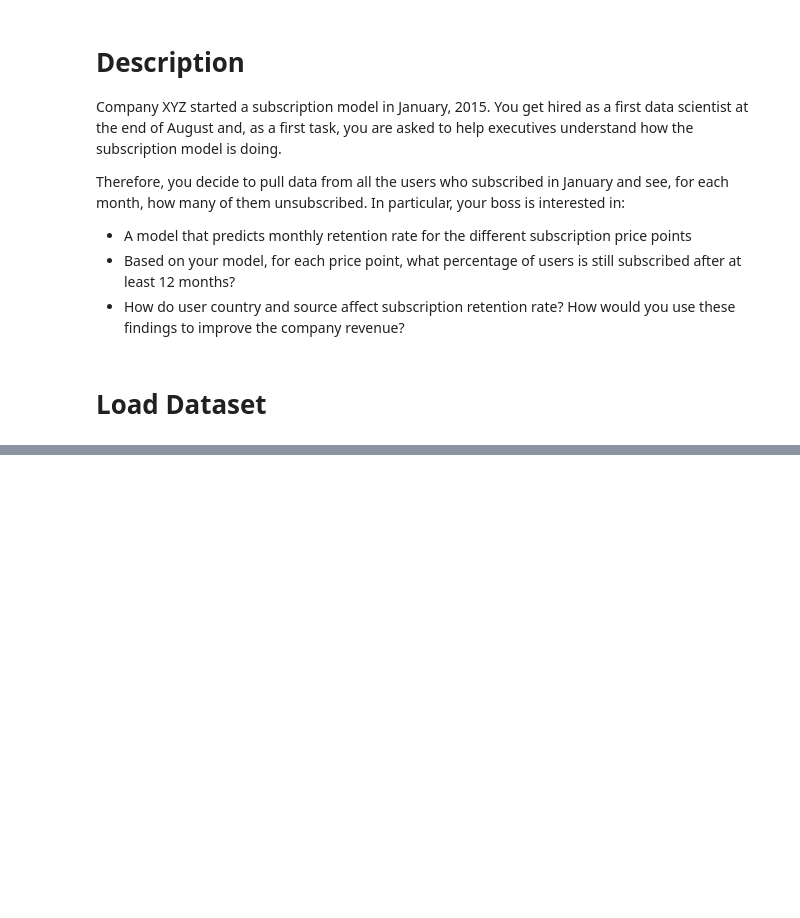
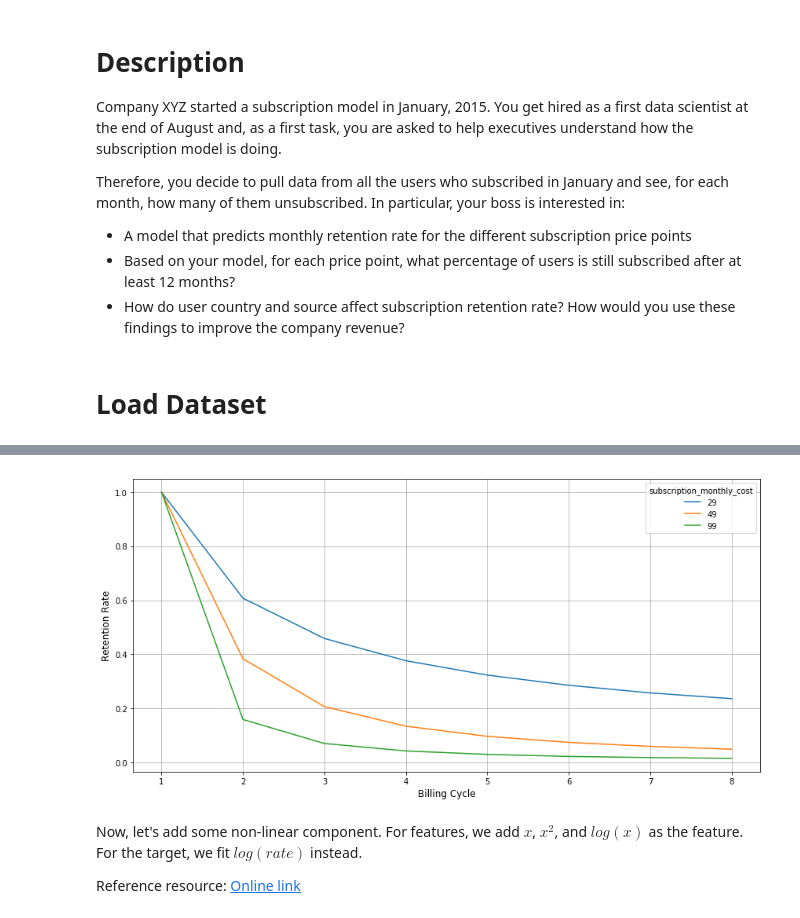
Before and after one commit to JifuZhao/DS-Take-Home, a Jupyter notebook: 19. Subscription Retention Rate.ipynb, the cells around one changed output, grey strips where cells are left out. Saved outputs shown, nothing was run; the diff lists cells and outputs as text; code cells hidden in the pictures; blank space fills up the shorter version.

```diff
--- a/19. Subscription Retention Rate.ipynb
+++ b/19. Subscription Retention Rate.ipynb
@@ -26,5 +27,6 @@ import matplotlib.pyplot as plt
 # %% [markdown]
 # Load Dataset
 # %%
-data = pd.read_csv('./data/')
+data = pd.read_csv('./data/subscription.csv')
+data = data.drop(labels='subscription_signup_date', axis=1)
 data.head()
@@ -34,0 +57,12 @@ data.describe()
+# %%
+def retention_rate(df):
+    total_num = len(df)
+    rate = []
+    for i in [1, 2, 3, 4, 5, 6, 7, 8]:
+        rate.append(len(df[df['billing_cycles'] >= i]) / total_num)
+
+    return pd.Series(rate, index=[1, 2, 3, 4, 5, 6, 7, 8])
+
+# calculate the retention rate for each montly cost
+grouped = data.groupby('subscription_monthly_cost').apply(retention_rate)
+grouped
@@ -34,0 +75,15 @@ data.describe()
+# %%
+# visualization
+fig, ax = plt.subplots(figsize=(12, 6))
+grouped.T.plot(kind='line', ax=ax)
+ax.set_xlabel('Billing Cycle', fontsize=12)
+ax.set_ylabel('Retention Rate', fontsize=12)
+ax.grid(True)
+plt.tight_layout()
+plt.show()
+# %% [output]
+[figure, added]
+# %% [markdown]
+Now, let's add some non-linear component. For features, we add $x$, $x^2$, and $log(x)$ as the feature. For the target, we fit $log(rate)$ instead.
+
+Reference resource: [Online link](https://github.com/stasi009/TakeHomeDataChallenges/blob/master/19.SubscribeRetention/subscribe_retention.ipynb)
```
Also changed, not shown: parts of 20 cells of this notebook.
